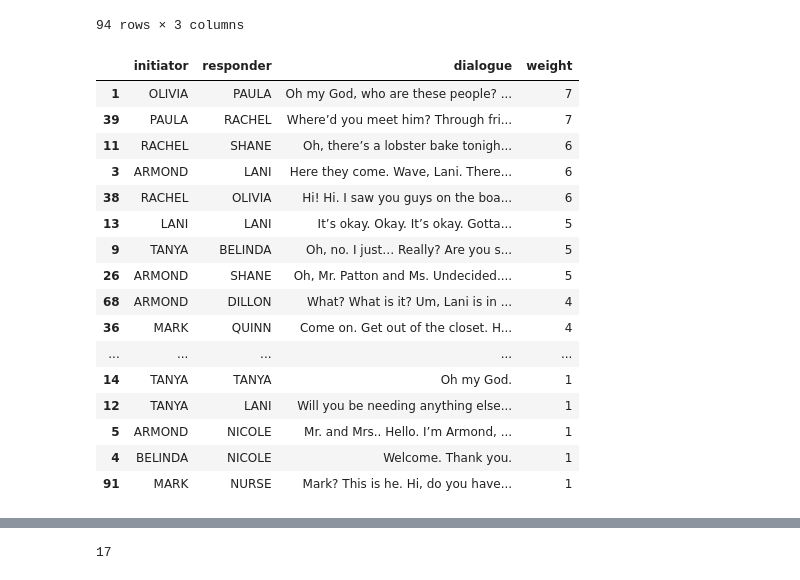
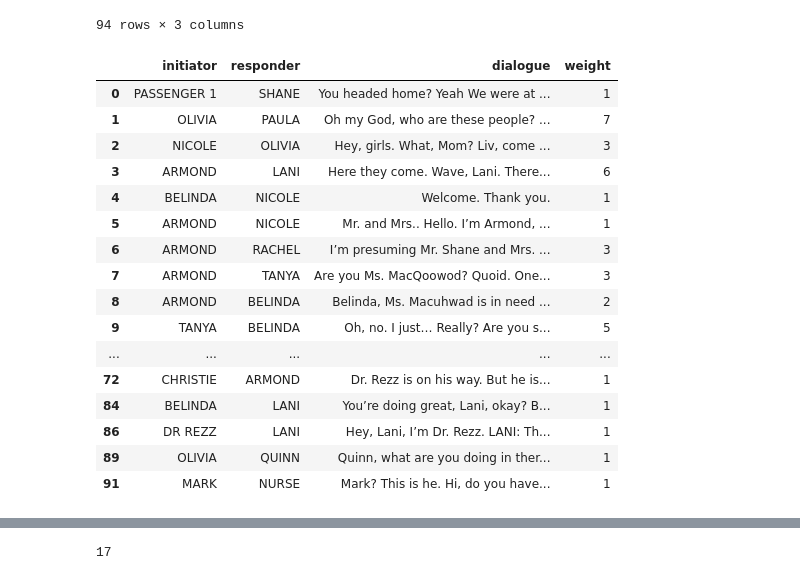
Before and after one commit to jorammutenge/IS527-Project, a Jupyter notebook: 1_code.ipynb, the cells around one changed output, grey strips where cells are left out. Drawn from its saved outputs; the diff is of its cells as text; code cells hidden in the pictures.

```diff
--- a/1_code.ipynb
+++ b/1_code.ipynb
@@ -26,30 +32,30 @@ data
 # %%
 df = (data
  .assign(sorted_pairs=lambda df_: df_.apply(lambda df_: '-'.join(sorted([df_['initiator'], df_['responder']])), axis=1))
  .assign(weight=lambda df_: df_.groupby(['sorted_pairs'])['sorted_pairs'].transform('count'))
  .assign(dialogue=lambda df_: df_.groupby(['sorted_pairs'])['dialogue'].transform(lambda df_: ' '.join(df_.unique())))
  .drop_duplicates('sorted_pairs')
  .drop(columns='sorted_pairs')
- .sort_values('weight', ascending=False)
+#  .sort_values('weight', ascending=False)
 )
 df
 # %% [output]
 |  | initiator | responder | dialogue | weight |
+| 0 | PASSENGER 1 | SHANE | You headed home? Yeah We were at ... | 1 |
 | 1 | OLIVIA | PAULA | Oh my God, who are these people? ... | 7 |
-| 39 | PAULA | RACHEL | Where’d you meet him? Through fri... | 7 |
-| 11 | RACHEL | SHANE | Oh, there’s a lobster bake tonigh... | 6 |
+| 2 | NICOLE | OLIVIA | Hey, girls. What, Mom? Liv, come ... | 3 |
 | 3 | ARMOND | LANI | Here they come. Wave, Lani. There... | 6 |
-| 38 | RACHEL | OLIVIA | Hi! Hi. I saw you guys on the boa... | 6 |
-| 13 | LANI | LANI | It’s okay. Okay. It’s okay. Gotta... | 5 |
+| 4 | BELINDA | NICOLE | Welcome. Thank you. | 1 |
+| 5 | ARMOND | NICOLE | Mr. and Mrs.. Hello. I’m Armond, ... | 1 |
+| 6 | ARMOND | RACHEL | I’m presuming Mr. Shane and Mrs. ... | 3 |
+| 7 | ARMOND | TANYA | Are you Ms. MacQoowod? Quoid. One... | 3 |
+| 8 | ARMOND | BELINDA | Belinda, Ms. Macuhwad is in need ... | 2 |
 | 9 | TANYA | BELINDA | Oh, no. I just… Really? Are you s... | 5 |
-| 26 | ARMOND | SHANE | Oh, Mr. Patton and Ms. Undecided.... | 5 |
-| 68 | ARMOND | DILLON | What? What is it? Um, Lani is in ... | 4 |
-| 36 | MARK | QUINN | Come on. Get out of the closet. H... | 4 |
 | ... | ... | ... | ... | ... |
-| 14 | TANYA | TANYA | Oh my God. | 1 |
-| 12 | TANYA | LANI | Will you be needing anything else... | 1 |
-| 5 | ARMOND | NICOLE | Mr. and Mrs.. Hello. I’m Armond, ... | 1 |
-| 4 | BELINDA | NICOLE | Welcome. Thank you. | 1 |
+| 72 | CHRISTIE | ARMOND | Dr. Rezz is on his way. But he is... | 1 |
+| 84 | BELINDA | LANI | You’re doing great, Lani, okay? B... | 1 |
+| 86 | DR REZZ | LANI | Hey, Lani, I’m Dr. Rezz. LANI: Th... | 1 |
+| 89 | OLIVIA | QUINN | Quinn, what are you doing in ther... | 1 |
 | 91 | MARK | NURSE | Mark? This is he. Hi, do you have... | 1 |
 # %%
 def draw_graph(G, img_size=(10,6), k_dist=0.8):
```
Also changed, not shown: parts of 37 cells of this notebook, 43 other files.
